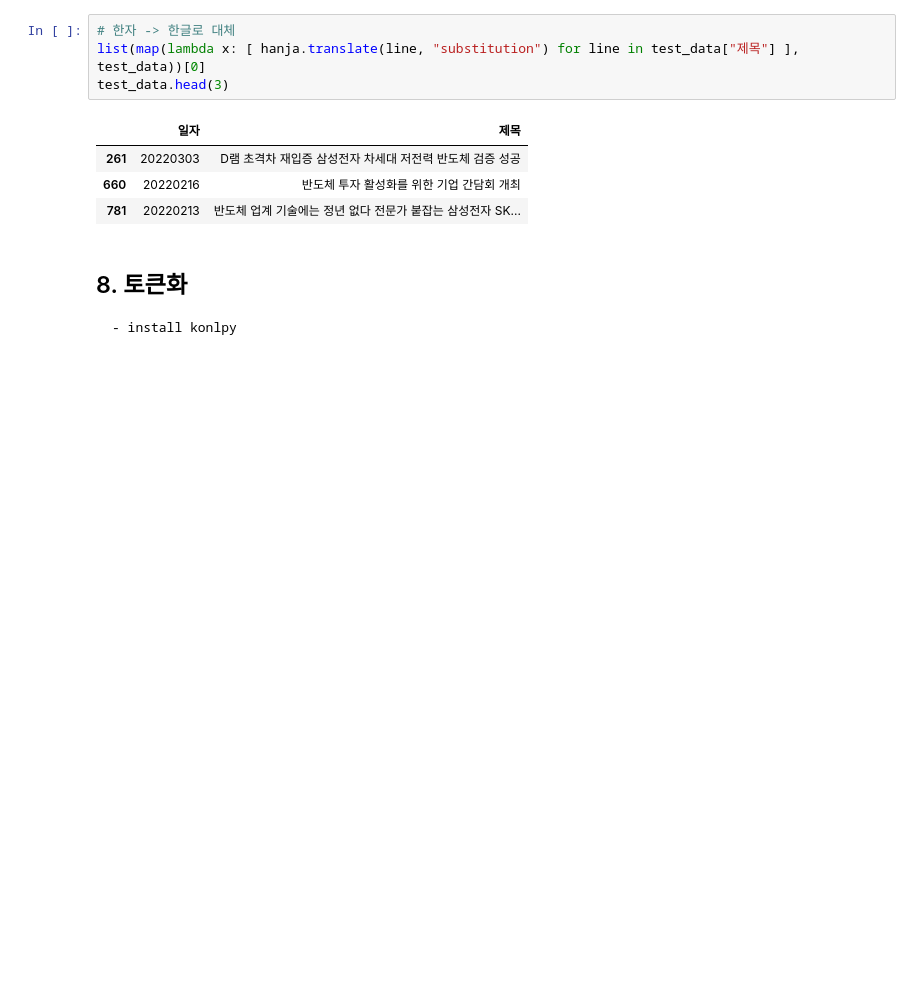
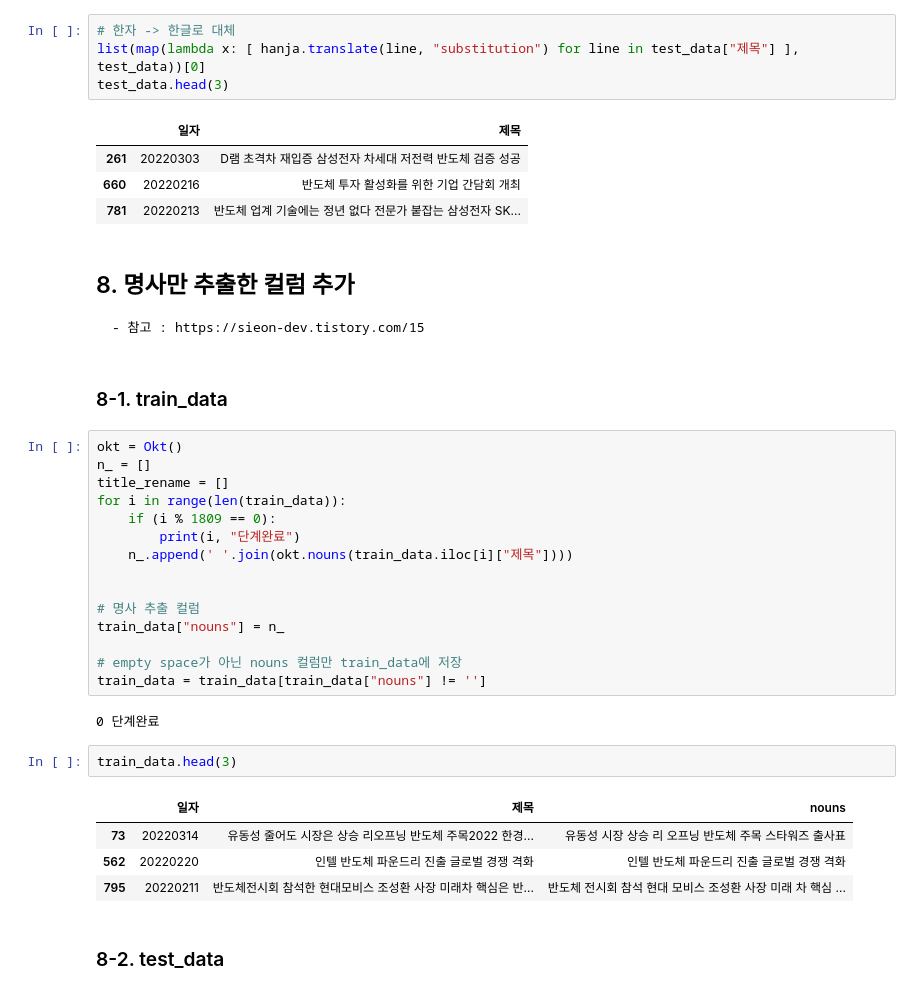
Before and after one commit to youngai1112/HK_Project, a Jupyter notebook: 7_자연어처리/02_뉴스제목감성분석.ipynb, the cells around one changed output. Cells and saved outputs as stored; diff of their text form; blank space fills up the shorter version.

```diff
--- a/7_자연어처리/02_뉴스제목감성분석.ipynb
+++ b/7_자연어처리/02_뉴스제목감성분석.ipynb
@@ -251,6 +251,34 @@ test_data.head(3)
 | 261 | 20220303 | D램 초격차 재입증 삼성전자 차세대 저전력 반도체 검증 성공 |
 | 660 | 20220216 | 반도체 투자 활성화를 위한 기업 간담회 개최 |
 | 781 | 20220213 | 반도체 업계 기술에는 정년 없다 전문가 붙잡는 삼성전자 SK... |
-# %% [markdown]
-## 8. 토큰화
-    - install konlpy
+# %% [markdown]
+## 8. 명사만 추출한 컬럼 추가
+    - 참고 : https://sieon-dev.tistory.com/15
+# %% [markdown]
+### 8-1. train_data
+# %%
+okt = Okt()
+n_ = []
+title_rename = []
+for i in range(len(train_data)):
+    if (i % 1809 == 0):
+        print(i, "단계완료")
+    n_.append(' '.join(okt.nouns(train_data.iloc[i]["제목"])))
+
+
+# 명사 추출 컬럼
+train_data["nouns"] = n_
+
+# empty space가 아닌 nouns 컬럼만 train_data에 저장
+train_data = train_data[train_data["nouns"] != '']
+# %% [output]
+0 단계완료
+# %%
+train_data.head(3)
+# %% [output]
+|  | 일자 | 제목 | nouns |
+| 73 | 20220314 | 유동성 줄어도 시장은 상승 리오프닝 반도체 주목2022 한경... | 유동성 시장 상승 리 오프닝 반도체 주목 스타워즈 출사표 |
+| 562 | 20220220 | 인텔 반도체 파운드리 진출 글로벌 경쟁 격화 | 인텔 반도체 파운드리 진출 글로벌 경쟁 격화 |
+| 795 | 20220211 | 반도체전시회 참석한 현대모비스 조성환 사장 미래차 핵심은 반... | 반도체 전시회 참석 현대 모비스 조성환 사장 미래 차 핵심 ... |
+# %% [markdown]
+### 8-2. test_data
```
Also changed, not shown: parts of 5 cells of this notebook.
